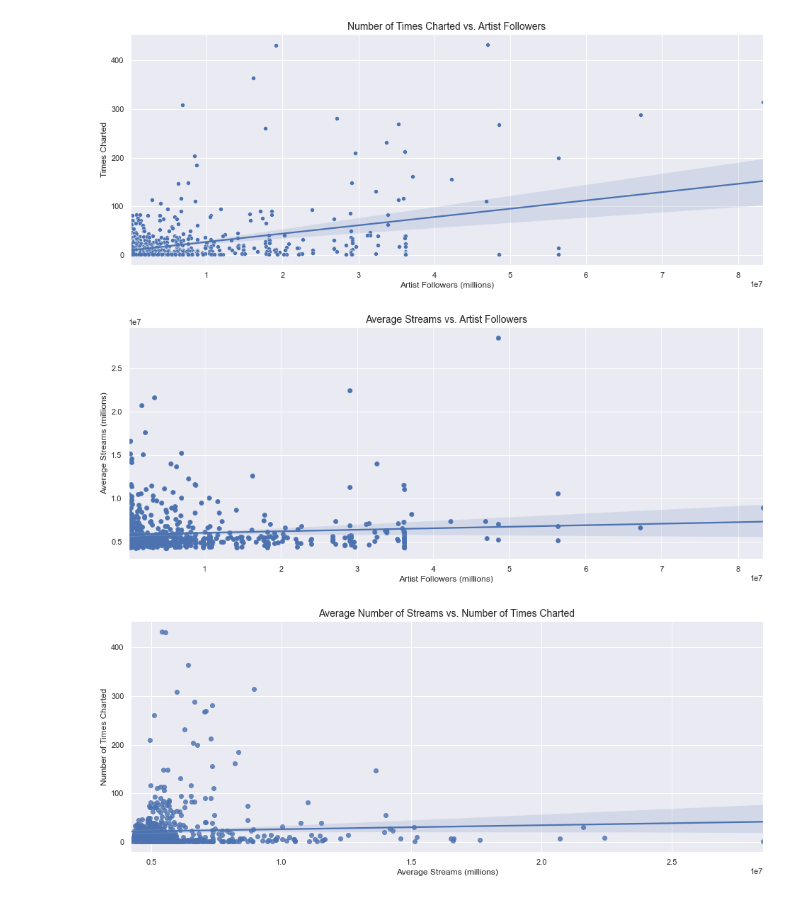
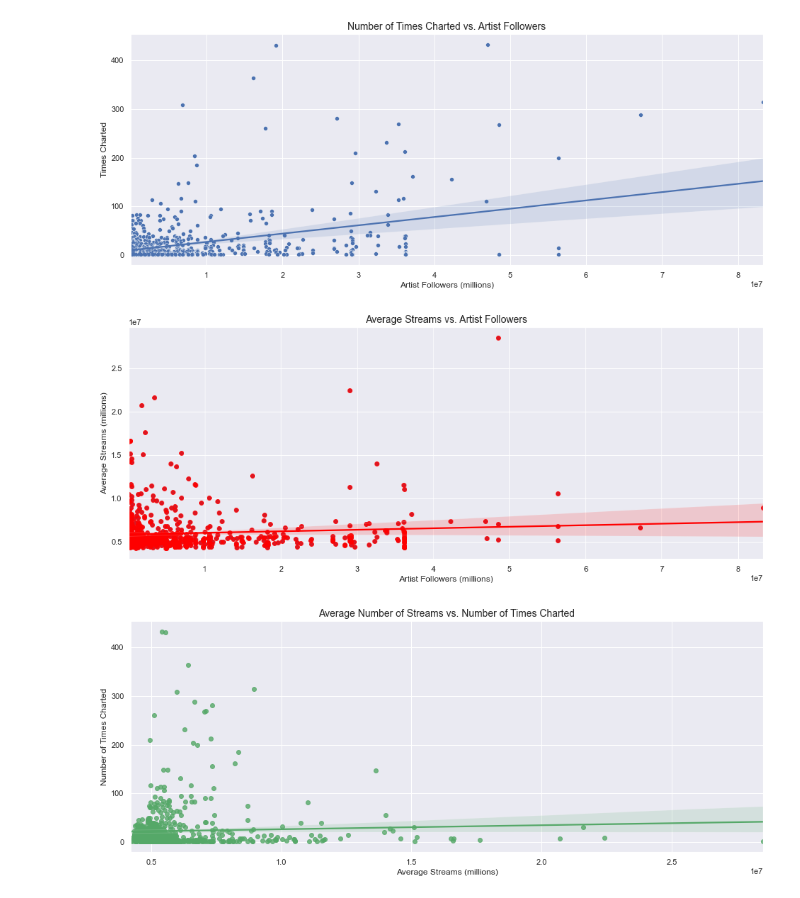
Before and after one commit to saharthejamal/project_one, a Jupyter notebook: Haydn-code.ipynb, the cells around one changed output. Drawn from its saved outputs; the diff is of its cells as text; code cells hidden in the pictures.

```diff
--- a/Haydn-code.ipynb
+++ b/Haydn-code.ipynb
@@ -310,34 +310,34 @@ plt.savefig('charted_vs_followers.png')
 # %%
 # seaborn plot 2
 
 sns.scatterplot(data=new_artist_df,x='Artist Followers',y='Average Streams')
 
 (slope, intercept, rvalue, pvalue, stderr) = linregress(followers_values, streams_values)
 regress_values = x_values * slope + intercept
 line_eq = "y = " + str(round(slope,2)) + "x + " + str(round(intercept,2))
 line_eq
 
 sns.regplot(
     x="Artist Followers",y="Average Streams",data=new_artist_df,
-    line_kws={'label':"Linear Reg"})
+    color='red',line_kws={'label':"Linear Reg"})
 
 plt.xlabel("Artist Followers (millions)")
 plt.ylabel("Average Streams (millions)")
 plt.title("Average Streams vs. Artist Followers",size=14)
 
-plt.savefig('streams_vs_followers.png')
+plt.savefig(r'C:\Users\hmwhi\OneDrive\Desktop\GitHub\Project 1\project_one\haydn_charts\streams_vs_followers.png')
 # %% [output]
-[figure, old version]
+[figure, new version]
 # %%
 sns.regplot(
     x="Average Streams",y="Times Charted",data=new_artist_df,
-    line_kws={'label':"Linear Reg"})
+    color='g',line_kws={'label':"Linear Reg"})
 
 
 plt.xlabel("Average Streams (millions)")
 plt.ylabel("Number of Times Charted")
 plt.title("Average Number of Streams vs. Number of Times Charted",size=14)
 
-plt.savefig('Charted_vs_followers.png')
+plt.savefig(r'C:\Users\hmwhi\OneDrive\Desktop\GitHub\Project 1\project_one\haydn_charts\streams_vs_charted.png')
 # %% [output]
-[figure, old version]
+[figure, new version]
```
Also changed, not shown: parts of 2 cells of this notebook, 3 other files.
